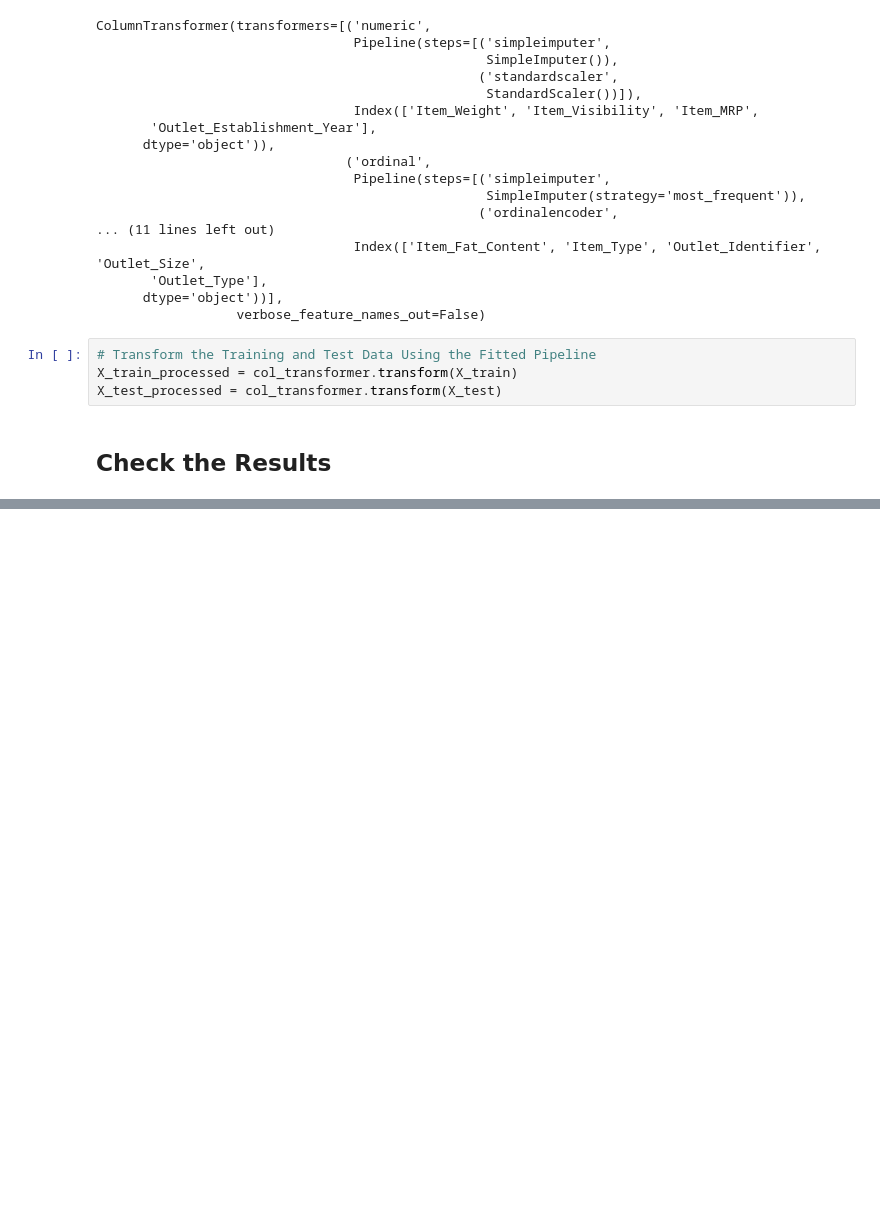
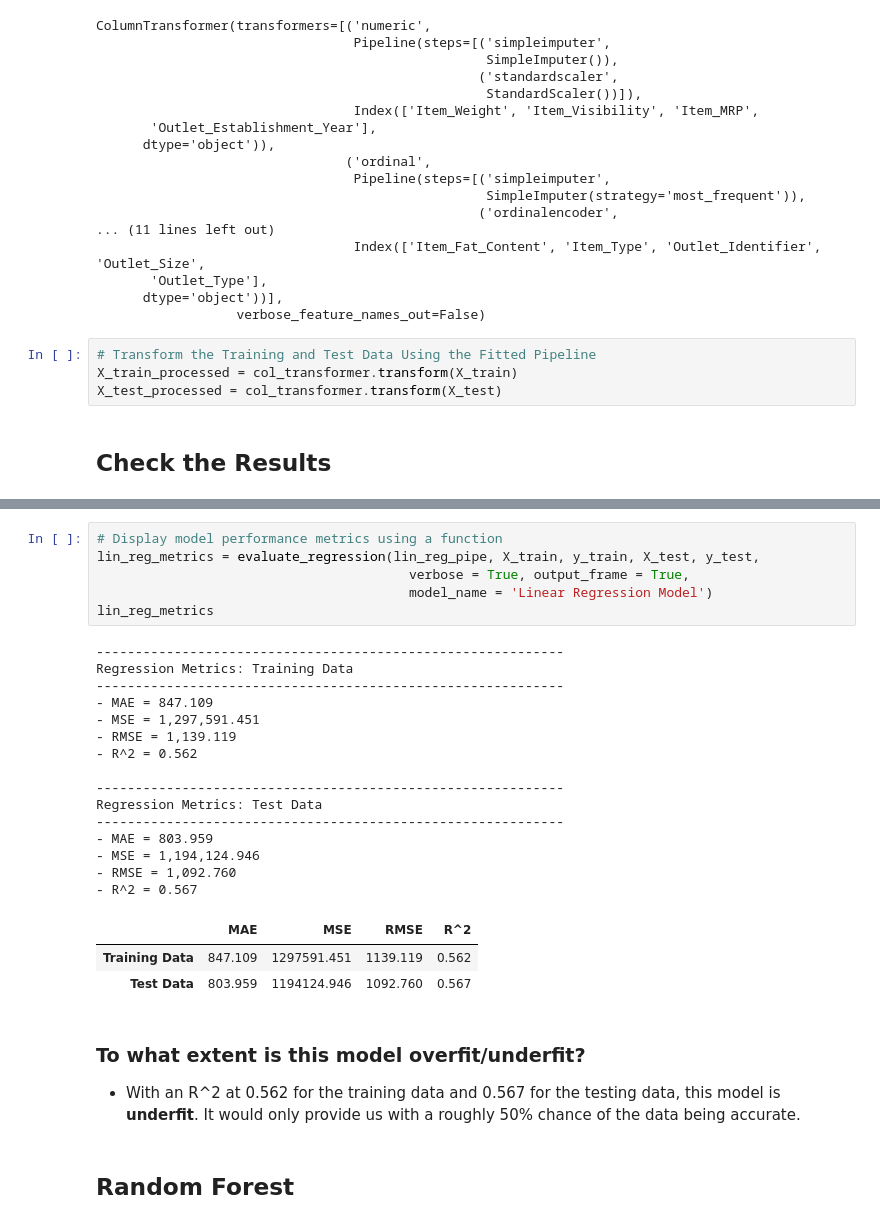
Before and after one commit to A-Kutscher/Prediction-of-Product-Sales, a Jupyter notebook: Prediction_of_Product_Sales_Amber_Kutscher.ipynb, the cells around one changed output, grey strips where cells are left out. Drawn from its saved outputs; the diff is of its cells as text; blank space fills up the shorter version.

```diff
--- a/Prediction_of_Product_Sales_Amber_Kutscher.ipynb
+++ b/Prediction_of_Product_Sales_Amber_Kutscher.ipynb
@@ -1543,0 +1526,30 @@ dtype: object
+# %%
+# Display model performance metrics using a function
+lin_reg_metrics = evaluate_regression(lin_reg_pipe, X_train, y_train, X_test, y_test,
+                                        verbose = True, output_frame = True,
+                                        model_name = 'Linear Regression Model')
+lin_reg_metrics
+# %% [output]
+------------------------------------------------------------
+Regression Metrics: Training Data
+------------------------------------------------------------
+- MAE = 847.109
+- MSE = 1,297,591.451
+- RMSE = 1,139.119
+- R^2 = 0.562
+
+------------------------------------------------------------
+Regression Metrics: Test Data
+------------------------------------------------------------
+- MAE = 803.959
+- MSE = 1,194,124.946
+- RMSE = 1,092.760
+- R^2 = 0.567
+|  | MAE | MSE | RMSE | R^2 |
+| Training Data | 847.109 | 1297591.451 | 1139.119 | 0.562 |
+| Test Data | 803.959 | 1194124.946 | 1092.760 | 0.567 |
+# %% [markdown]
+### To what extent is this model overfit/underfit?
+- With an R^2 at 0.562 for the training data and 0.567 for the testing data, this model is **underfit**. It would only provide us with a roughly 50% chance of the data being accurate.
+# %% [markdown]
+## Random Forest
```
Also changed, not shown: parts of 200 cells of this notebook.
